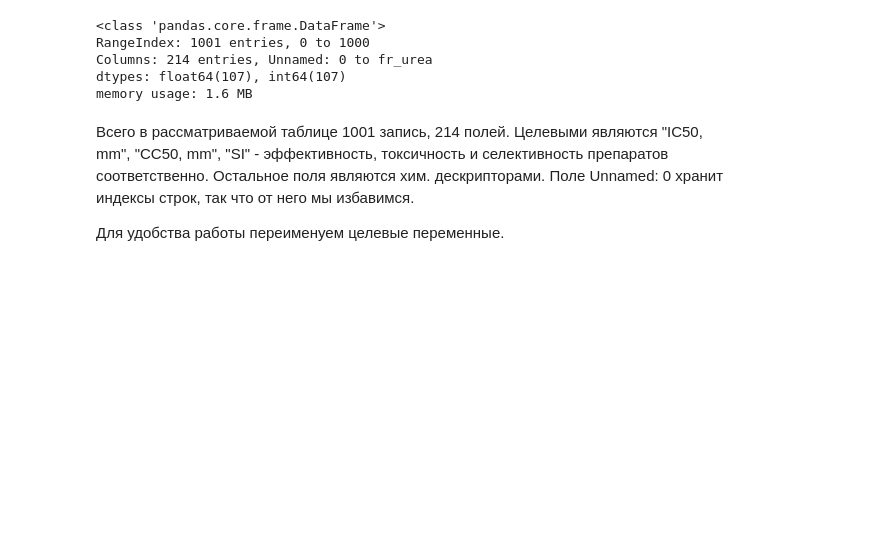
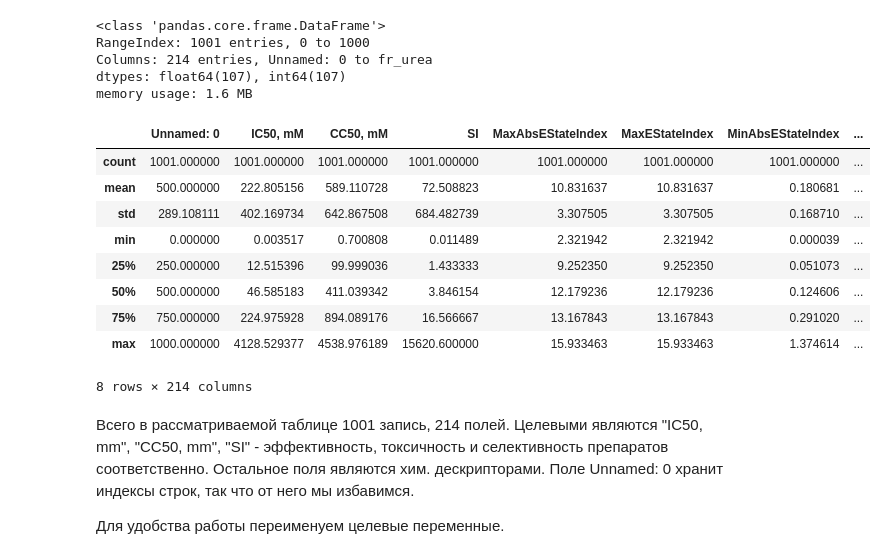
Before and after one commit to ttk66/Chem_analyzis, a Jupyter notebook: EDA.ipynb, the cells around one changed output. Saved outputs shown, nothing was run; the diff lists cells and outputs as text; code cells hidden in the pictures; blank space fills up the shorter version.

```diff
--- a/EDA.ipynb
+++ b/EDA.ipynb
@@ -26,6 +26,19 @@ RangeIndex: 1001 entries, 0 to 1000
 Columns: 214 entries, Unnamed: 0 to fr_urea
 dtypes: float64(107), int64(107)
 memory usage: 1.6 MB
+# %%
+df.describe()
+# %% [output]
+|  | Unnamed: 0 | IC50, mM | CC50, mM | SI | MaxAbsEStateIndex | MaxEStateIndex | MinAbsEStateIndex | ... |
+| count | 1001.000000 | 1001.000000 | 1001.000000 | 1001.000000 | 1001.000000 | 1001.000000 | 1001.000000 | ... |
+| mean | 500.000000 | 222.805156 | 589.110728 | 72.508823 | 10.831637 | 10.831637 | 0.180681 | ... |
+| std | 289.108111 | 402.169734 | 642.867508 | 684.482739 | 3.307505 | 3.307505 | 0.168710 | ... |
+| min | 0.000000 | 0.003517 | 0.700808 | 0.011489 | 2.321942 | 2.321942 | 0.000039 | ... |
+| 25% | 250.000000 | 12.515396 | 99.999036 | 1.433333 | 9.252350 | 9.252350 | 0.051073 | ... |
+| 50% | 500.000000 | 46.585183 | 411.039342 | 3.846154 | 12.179236 | 12.179236 | 0.124606 | ... |
+| 75% | 750.000000 | 224.975928 | 894.089176 | 16.566667 | 13.167843 | 13.167843 | 0.291020 | ... |
+| max | 1000.000000 | 4128.529377 | 4538.976189 | 15620.600000 | 15.933463 | 15.933463 | 1.374614 | ... |
+8 rows × 214 columns
 # %% [markdown]
 Всего в рассматриваемой таблице 1001 запись, 214 полей. Целевыми являются "IC50, mm", "CC50, mm", "SI" - эффективность, токсичность и селективность препаратов соответственно. Остальное поля являются хим. дескрипторами. Поле Unnamed: 0 хранит индексы строк, так что от него мы избавимся.
 
```
Also changed, not shown: parts of 7 cells of this notebook.
